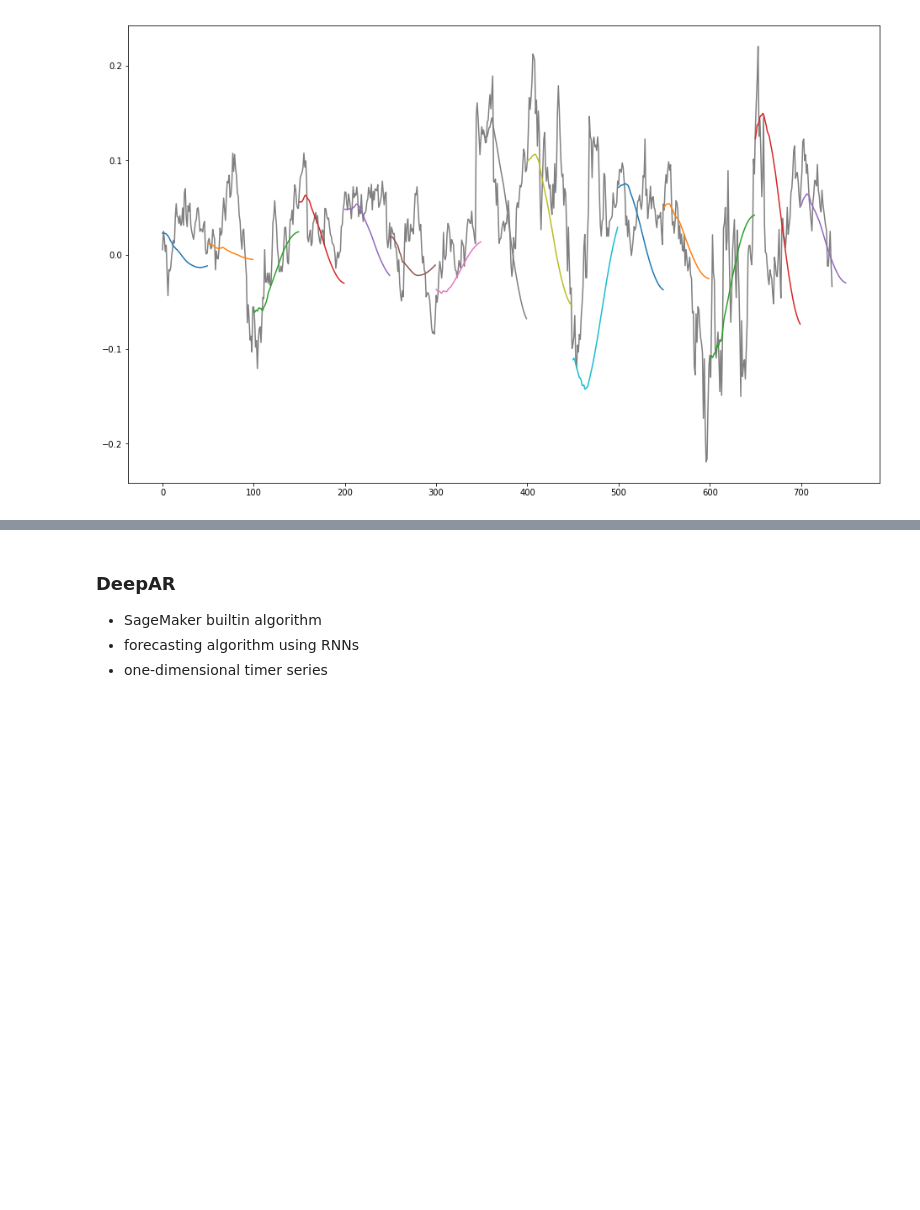
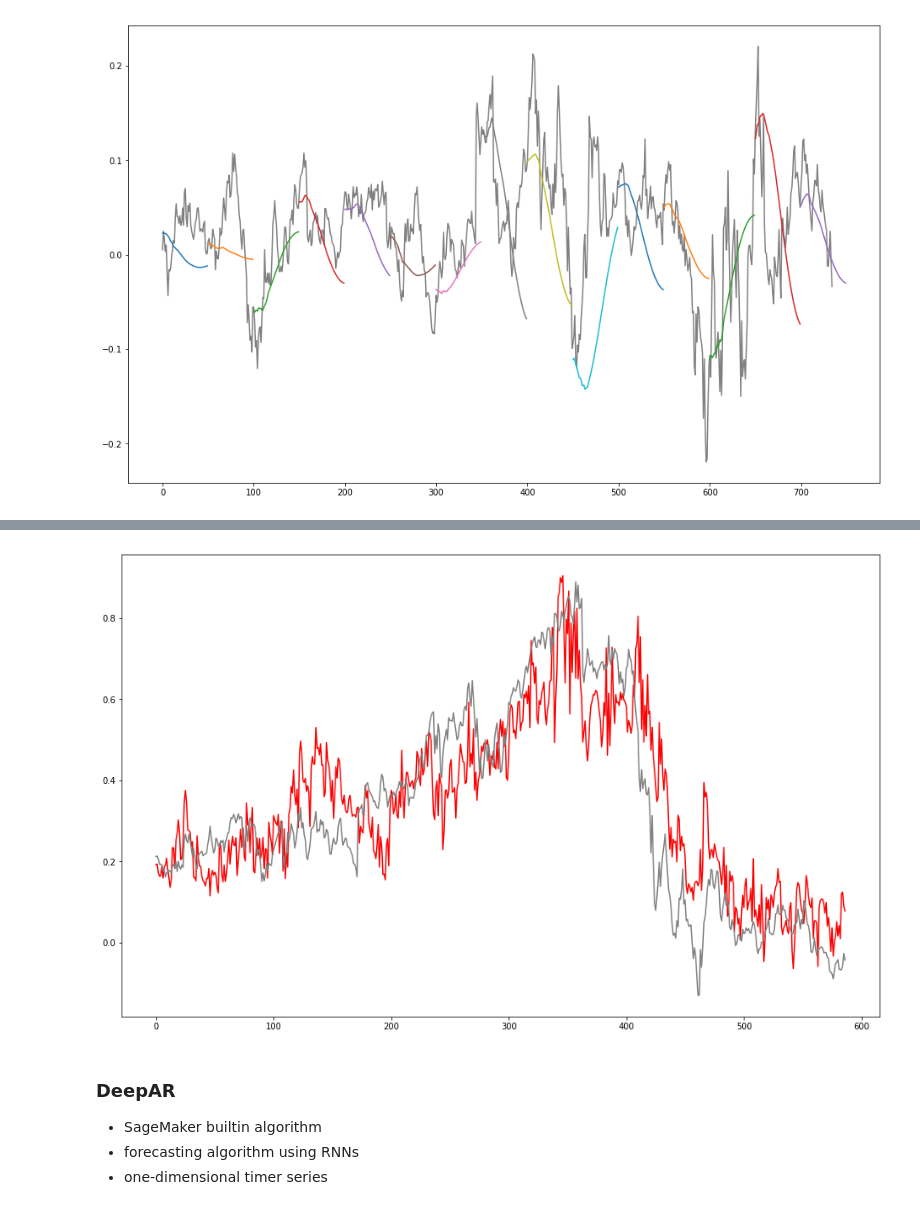
Before and after one commit to NRauschmayr/Seattle_Workshop, a Jupyter notebook: Forecasting/Forecasting.ipynb, the cells around one changed output, grey strips where cells are left out. Drawn from its saved outputs; the diff is of its cells as text; code cells hidden in the pictures; blank space fills up the shorter version.

```diff
--- a/Forecasting/Forecasting.ipynb
+++ b/Forecasting/Forecasting.ipynb
@@ -537,12 +538,18 @@ def create_normalized_data(data, sequence_length):
     return x, y
 # %%
+# how many past time steps to consider
+sequence_length = 168
+
+# batch size
+batch_size = 128
+
+# get data
+df = pd.read_csv('data/AMZN.csv')
+data = df[["Close","Volume"]].values
+
 # split train/test
 n = int(data.shape[0] * 0.85)
 
-# how many past time steps to consider
-sequence_length = 100
-
-data = df[["Close","Volume"]].values
 
 # get normalized train and test dataset
 x_train, y_train = create_normalized_data(data[:n,:], sequence_length)
@@ -553,10 +560,10 @@ dataset = gluon.data.ArrayDataset(x_train, y_train)
 train_dataloader = gluon.data.DataLoader(dataset, batch_size=batch_size, last_batch="rollover", shuffle=True)
 # %%
 # Create LSTNet model
-model = LSTNet(num_series=2, conv_hid=50, gru_hid=50, skip_gru_hid=7, skip=2, ar_window=49,
-                 data_window=49)
+model = LSTNet(num_series=2, conv_hid=100, gru_hid=100, skip_gru_hid=5, skip=24, ar_window=24,data_window=168)
+
 model.initialize()
-#model.load_parameters("lstnet.params")
+model.load_parameters("data/lstnet.params")
 model.hybridize(static_alloc=True, static_shape=True)
 
 # Loss
@@ -574,46 +583,30 @@ train(model, train_dataloader)
 # %%
-prediction_length = 30
+
 prediction_sequences = []
 
 # Iterate over test data
-for i in range(0, x_test.shape[0], prediction_length):
+for i in range(0, x_test.shape[0]):
 
     # Batchify
     sequence = mx.nd.expand_dims(mx.nd.array(x_test[i,:,:]), axis=0)
 
-    predictions = []
+    # Load data on GPU
+    sequence = sequence.as_in_context(ctx))
 
-    # Iterate over timesteps that will be predicted
-    for timestep in range(prediction_length):
+    # Predict
+    predicted = model(sequence)
 
-        # Load data on GPU
-        sequence = sequence.as_in_context(ctx)
+    #Store
+    prediction_sequences.append(predicted[0,0].asscalar())
 
-        # Predict
-        predicted = model(sequence)
-
-        # Store result
-        predictions.append(predicted[0,0].asscalar())
-
-        # Remove oldest timestep in sequence
-        sequence[:,0:-1,:] = sequence[:,1:,:]
-        sequence[:,-1,:] = predicted[0,:]
-
-        # re-normalize
-        tmp = sequence[0,0,0]
-        for p in range(sequence.shape[0]):
-            sequence[0,p,0] = sequence[0,p,0]/tmp - 1
-
-    prediction_sequences.append(predictions)
-
+# Plot
 fig = plt.figure(figsize=(16,10))
 ax = fig.add_subplot(111)
+ax.plot(prediction_sequences, color="red")
 ax.plot(y_test[:,0], color="gray")
-
-for i, prediction in enumerate(prediction_sequences):
-    padding = [None for p in range(i * prediction_length)]
-    plt.plot(padding + prediction)
 plt.show()
+# %% [output]
+[figure, added]
 # %% [markdown]
 ### DeepAR
 
```
Also changed, not shown: parts of 3 cells of this notebook.
